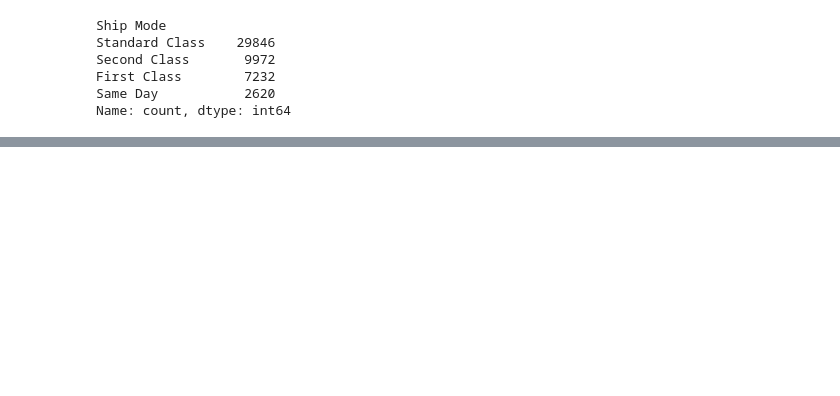
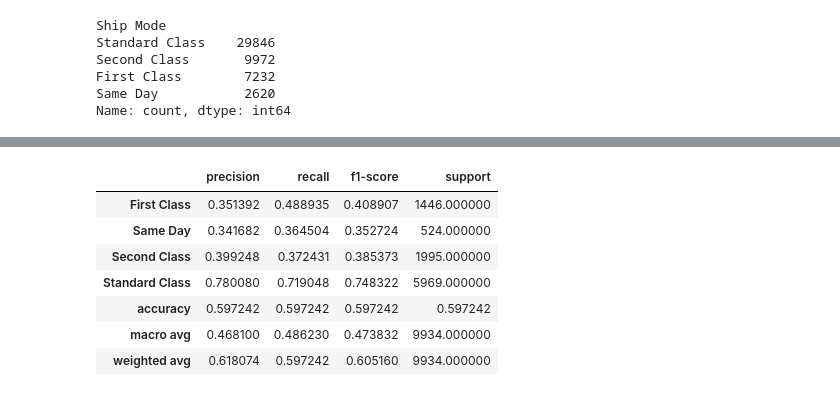
Before and after one commit to bahram0111/bootcamp-store-analytics, a Jupyter notebook: EDA_ML_Bahram.ipynb, the cells around one changed output, grey strips where cells are left out. Saved outputs shown, nothing was run; the diff lists cells and outputs as text; code cells hidden in the pictures; blank space fills up the shorter version.

```diff
--- a/EDA_Bahram.ipynb
+++ b/EDA_ML_Bahram.ipynb
@@ -1199,0 +1829,11 @@ Finished saving.
+# %%
+df_report
+# %% [output]
+|  | precision | recall | f1-score | support |
+| First Class | 0.351392 | 0.488935 | 0.408907 | 1446.000000 |
+| Same Day | 0.341682 | 0.364504 | 0.352724 | 524.000000 |
+| Second Class | 0.399248 | 0.372431 | 0.385373 | 1995.000000 |
+| Standard Class | 0.780080 | 0.719048 | 0.748322 | 5969.000000 |
+| accuracy | 0.597242 | 0.597242 | 0.597242 | 0.597242 |
+| macro avg | 0.468100 | 0.486230 | 0.473832 | 9934.000000 |
+| weighted avg | 0.618074 | 0.597242 | 0.605160 | 9934.000000 |
```
Also changed, not shown: parts of 72 cells of this notebook, 2 other files.
